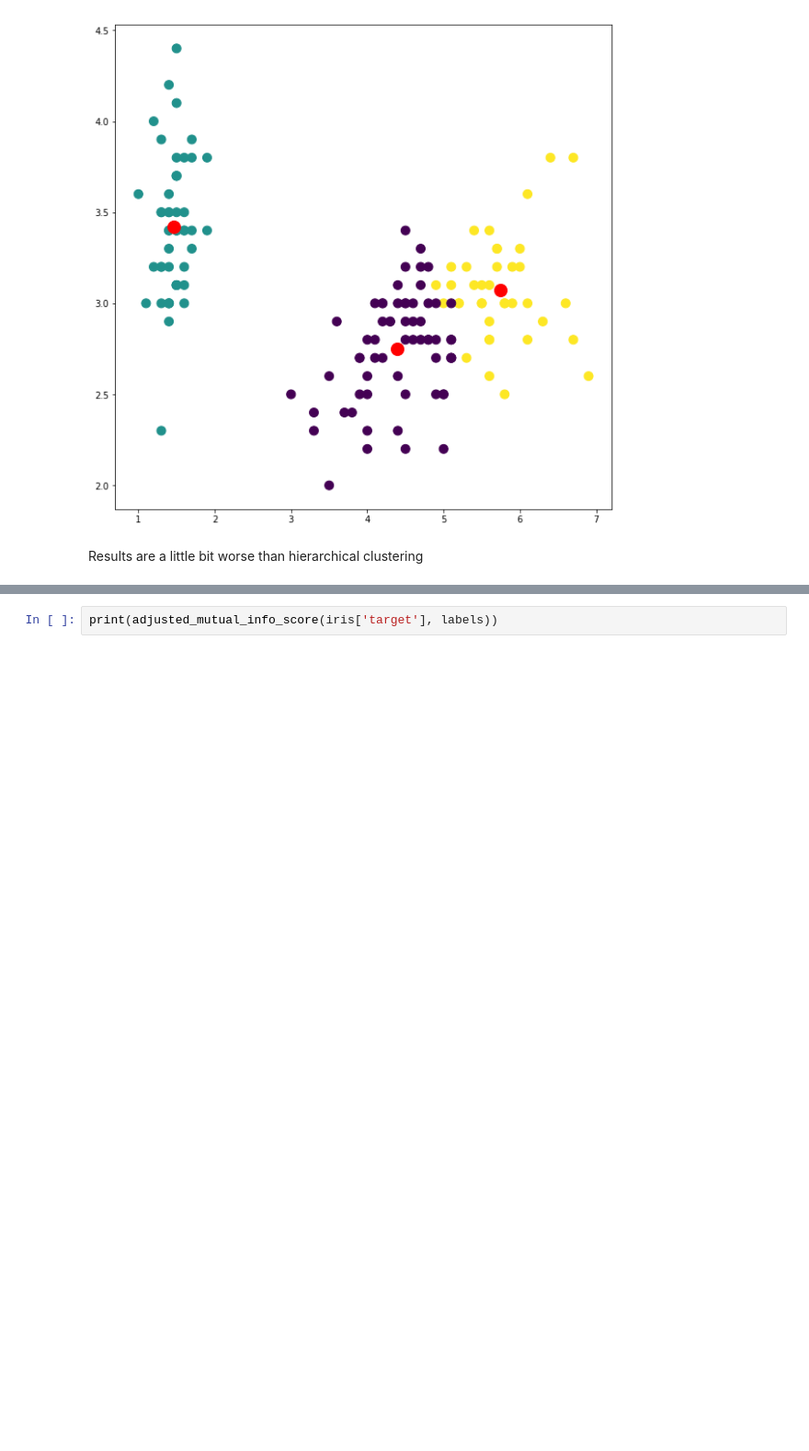
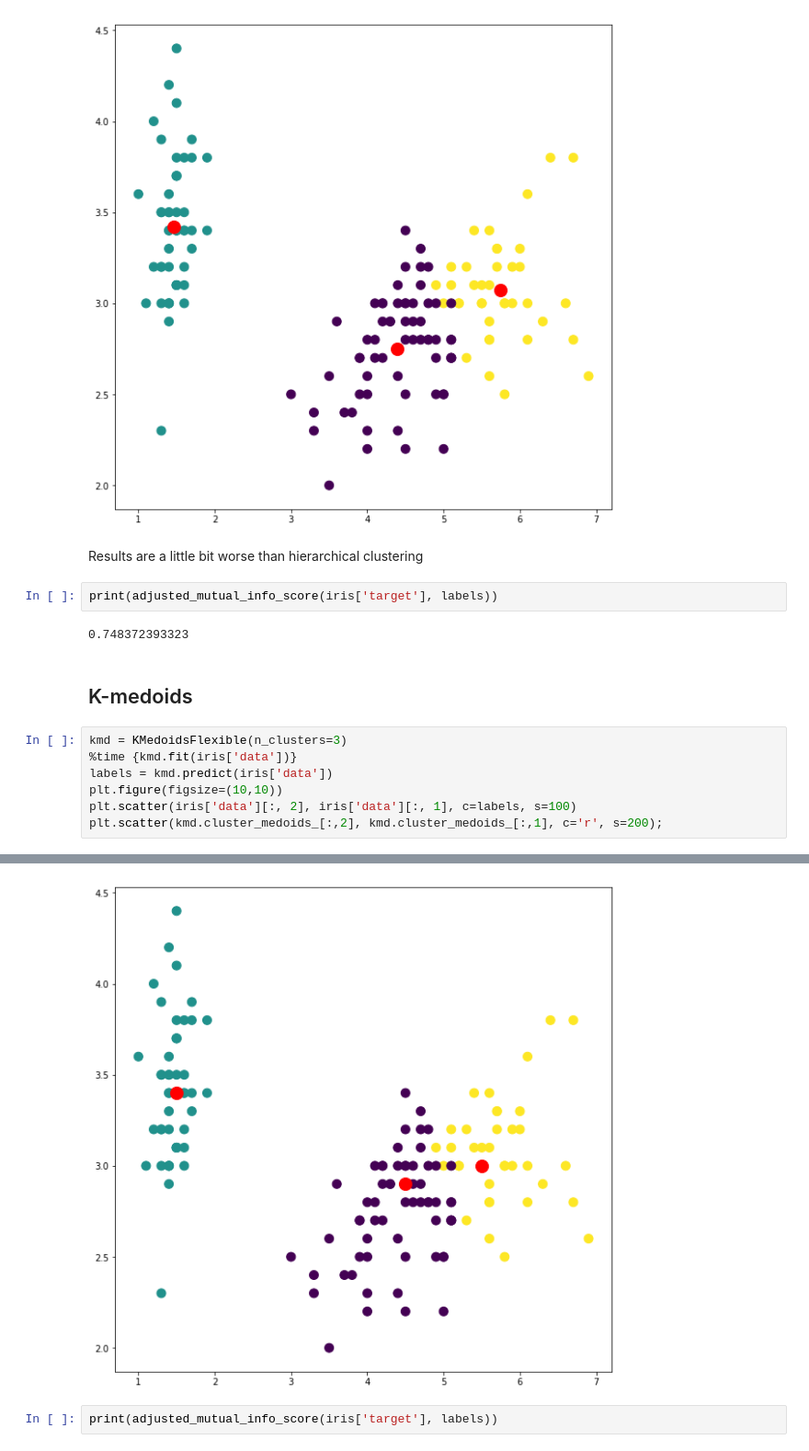
Before and after one commit to bejar/URLNotebooks, a Jupyter notebook: Notebooks/07PrototypeClustering.ipynb, the cells around one changed output, grey strips where cells are left out. Shown at 92% size. Cells and saved outputs as stored; diff of their text form; blank space fills up the shorter version.

```diff
--- a/Notebooks/07PrototypeClustering.ipynb
+++ b/Notebooks/07PrototypeClustering.ipynb
@@ -38,3 +38,17 @@ Wall time: 13.6 µs
 [figure]
 # %% [markdown]
 Results are a little bit worse than hierarchical clustering
+# %%
+print(adjusted_mutual_info_score(iris['target'], labels))
+# %% [output]
+0.748372393323
+# %% [markdown]
+## K-medoids
+# %%
+kmd = KMedoidsFlexible(n_clusters=3)
+%time {kmd.fit(iris['data'])}
+labels = kmd.predict(iris['data'])
+plt.figure(figsize=(10,10))
+plt.scatter(iris['data'][:, 2], iris['data'][:, 1], c=labels, s=100)
+plt.scatter(kmd.cluster_medoids_[:,2], kmd.cluster_medoids_[:,1], c='r', s=200);
+# %% [output]
@@ -41,3 +57,4 @@ Results are a little bit worse than hierarchical clustering
+[figure, added]
 # %%
 print(adjusted_mutual_info_score(iris['target'], labels))
 # %% [output]
```
Also changed, not shown: parts of 14 cells of this notebook.
